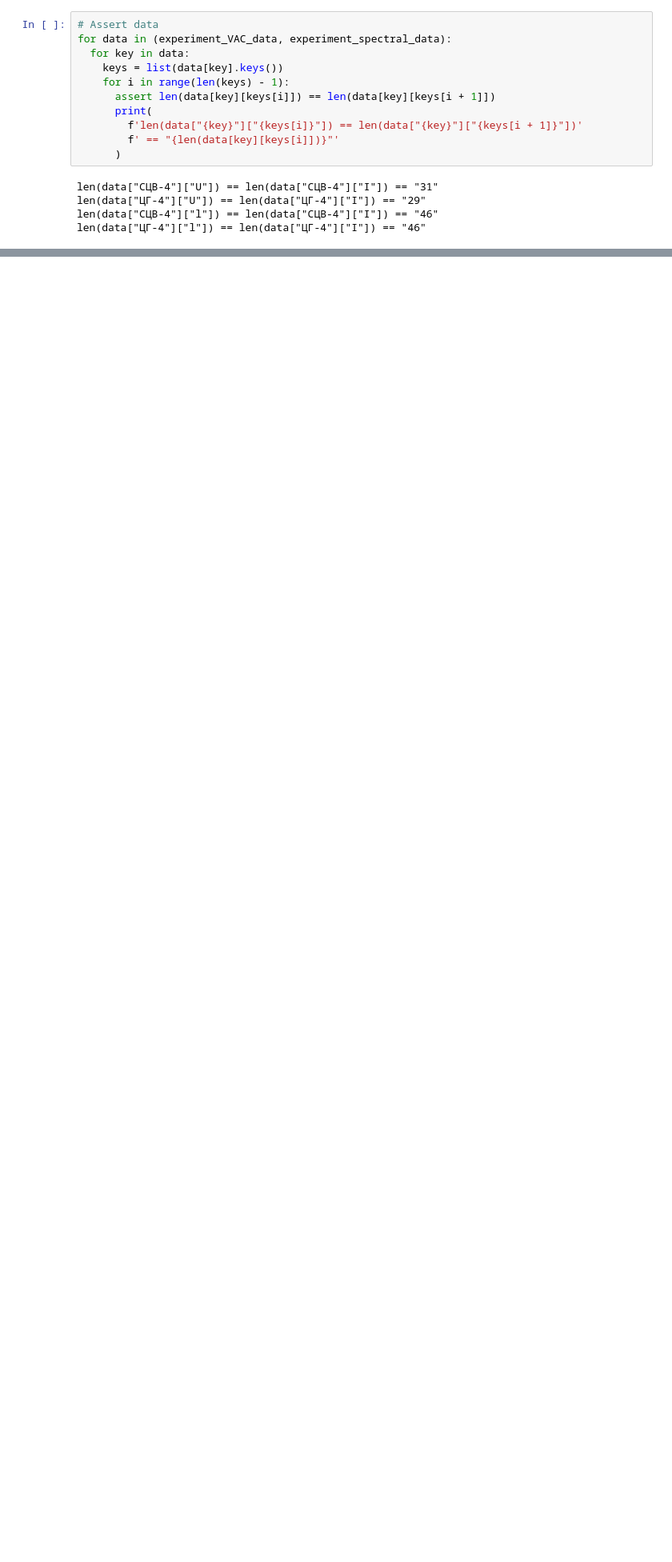
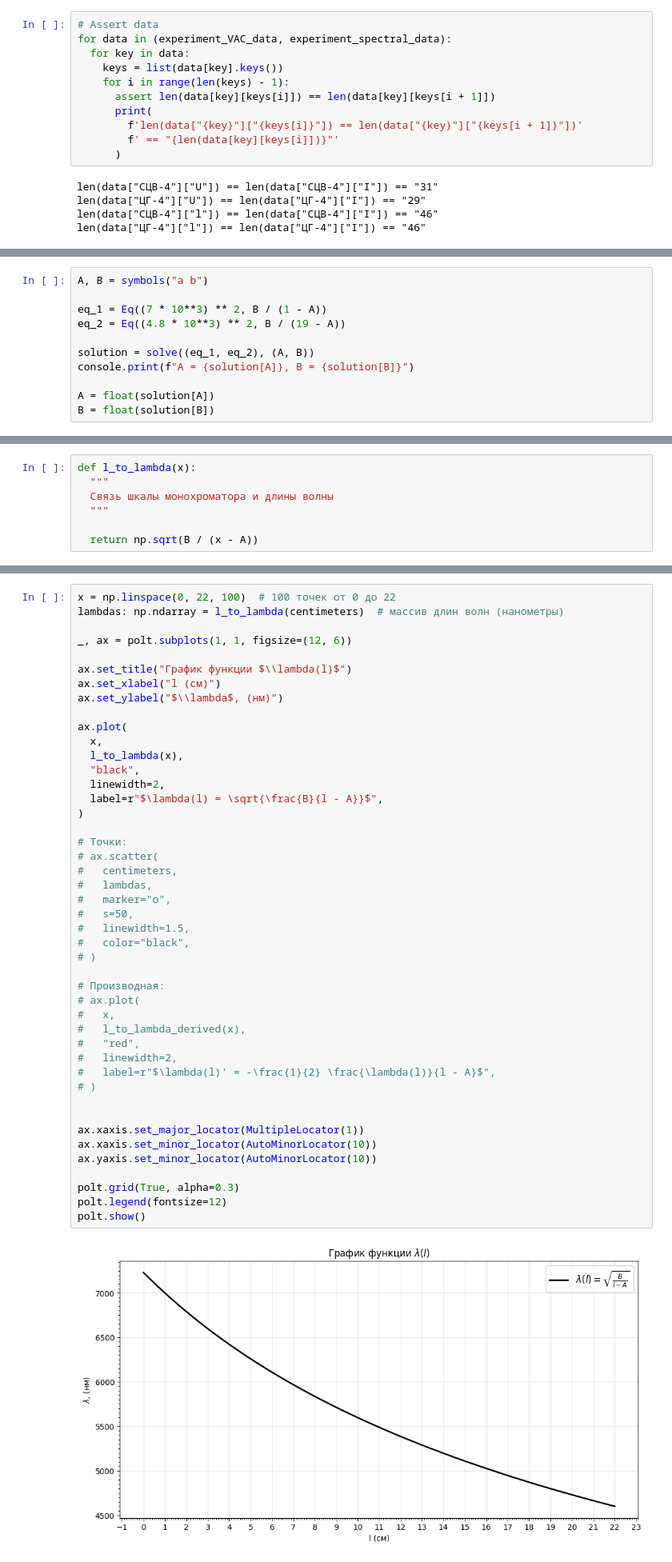
Before and after one commit to UmbrellaLeaf5/physics_lab_works, a Jupyter notebook: 5_sem/331/Krivoruchko_D_I/331.ipynb, the cells around one changed output, grey strips where cells are left out. Shown at 80% size. Cells and saved outputs as stored; diff of their text form; blank space fills up the shorter version.

```diff
--- a/5_sem/331/Krivoruchko_D_I/331.ipynb
+++ b/5_sem/331/Krivoruchko_D_I/331.ipynb
@@ -360,0 +393,11 @@ polt.show()
+# %%
+A, B = symbols("a b")
+
+eq_1 = Eq((7 * 10**3) ** 2, B / (1 - A))
+eq_2 = Eq((4.8 * 10**3) ** 2, B / (19 - A))
+
+solution = solve((eq_1, eq_2), (A, B))
+console.print(f"A = {solution[A]}, B = {solution[B]}")
+
+A = float(solution[A])
+B = float(solution[B])
@@ -360,0 +415,7 @@ polt.show()
+# %%
+def l_to_lambda(x):
+  """
+  Связь шкалы монохроматора и длины волны
+  """
+
+  return np.sqrt(B / (x - A))
@@ -360,0 +429,47 @@ polt.show()
+# %%
+x = np.linspace(0, 22, 100)  # 100 точек от 0 до 22
+lambdas: np.ndarray = l_to_lambda(centimeters)  # массив длин волн (нанометры)
+
+_, ax = polt.subplots(1, 1, figsize=(12, 6))
+
+ax.set_title("График функции $\\lambda(l)$")
+ax.set_xlabel("l (см)")
+ax.set_ylabel("$\\lambda$, (нм)")
+
+ax.plot(
+  x,
+  l_to_lambda(x),
+  "black",
+  linewidth=2,
+  label=r"$\lambda(l) = \sqrt{\frac{B}{l - A}}$",
+)
+
+# Точки:
+# ax.scatter(
+#   centimeters,
+#   lambdas,
+#   marker="o",
+#   s=50,
+#   linewidth=1.5,
+#   color="black",
+# )
+
+# Производная:
+# ax.plot(
+#   x,
+#   l_to_lambda_derived(x),
+#   "red",
+#   linewidth=2,
+#   label=r"$\lambda(l)' = -\frac{1}{2} \frac{\lambda(l)}{l - A}$",
+# )
+
+
+ax.xaxis.set_major_locator(MultipleLocator(1))
+ax.xaxis.set_minor_locator(AutoMinorLocator(10))
+ax.yaxis.set_minor_locator(AutoMinorLocator(10))
+
+polt.grid(True, alpha=0.3)
+polt.legend(fontsize=12)
+polt.show()
+# %% [output]
+[figure, added]
```
Also changed, not shown: parts of 18 cells of this notebook, 2 other files.
